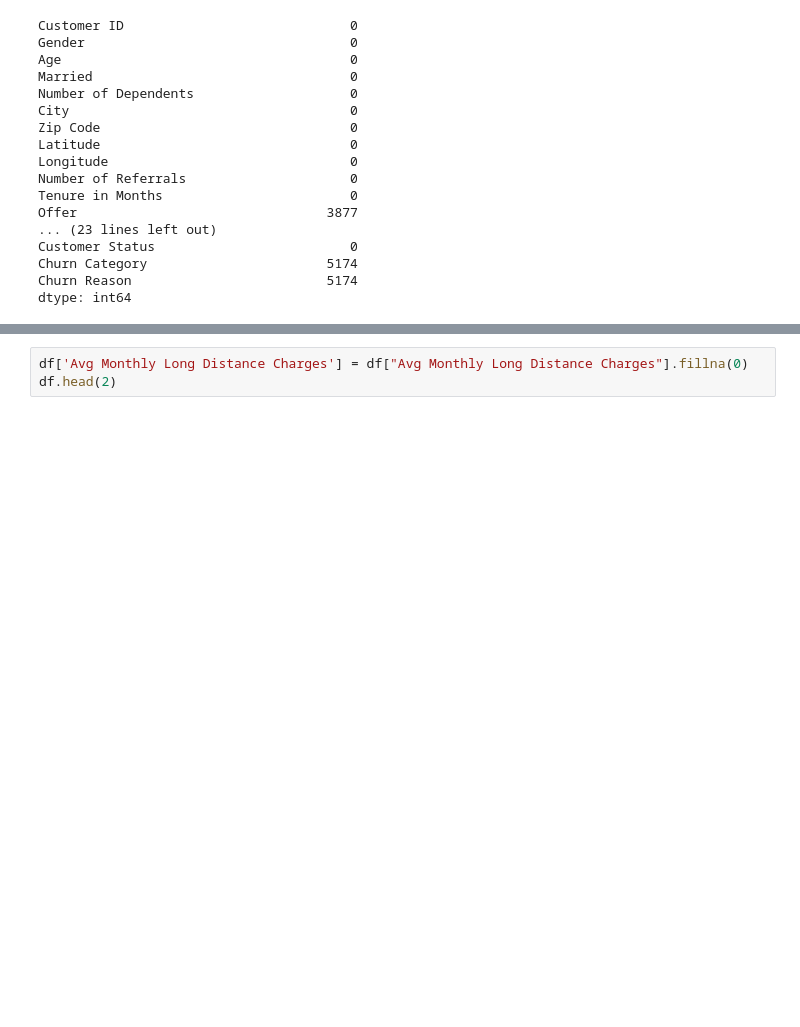
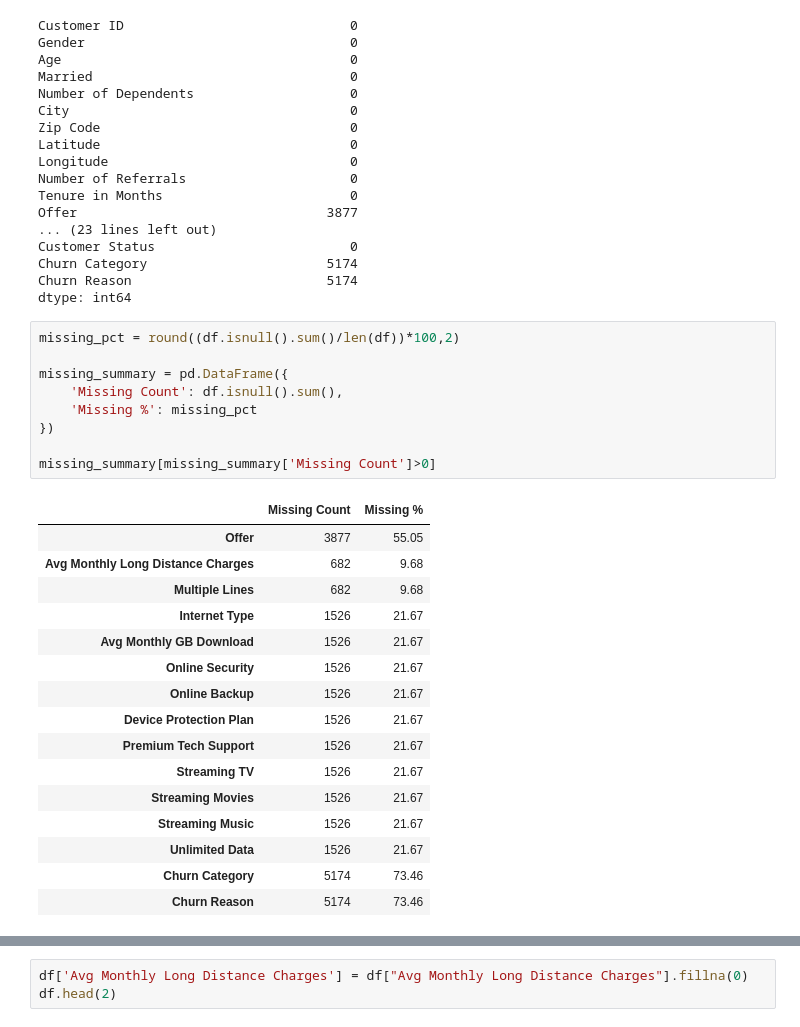
Before and after one commit to sharmamansi1608-da/telecom-customer-churn-analysis, a Jupyter notebook: telecom_churn_analysis.ipynb, the cells around one changed output, grey strips where cells are left out. Drawn from its saved outputs; the diff is of its cells as text; blank space fills up the shorter version.

```diff
--- a/telecom_churn_analysis.ipynb
+++ b/telecom_churn_analysis.ipynb
@@ -109,3 +108,29 @@ Customer Status                         0
 Churn Category                       5174
 Churn Reason                         5174
 dtype: int64
+# %%
+missing_pct = round((df.isnull().sum()/len(df))*100,2)
+
+missing_summary = pd.DataFrame({
+    'Missing Count': df.isnull().sum(),
+    'Missing %': missing_pct
+})
+
+missing_summary[missing_summary['Missing Count']>0]
+# %% [output]
+|  | Missing Count | Missing % |
+| Offer | 3877 | 55.05 |
+| Avg Monthly Long Distance Charges | 682 | 9.68 |
+| Multiple Lines | 682 | 9.68 |
+| Internet Type | 1526 | 21.67 |
+| Avg Monthly GB Download | 1526 | 21.67 |
+| Online Security | 1526 | 21.67 |
+| Online Backup | 1526 | 21.67 |
+| Device Protection Plan | 1526 | 21.67 |
+| Premium Tech Support | 1526 | 21.67 |
+| Streaming TV | 1526 | 21.67 |
+| Streaming Movies | 1526 | 21.67 |
+| Streaming Music | 1526 | 21.67 |
+| Unlimited Data | 1526 | 21.67 |
+| Churn Category | 5174 | 73.46 |
+| Churn Reason | 5174 | 73.46 |
```
Also changed, not shown: parts of 8 cells of this notebook.
